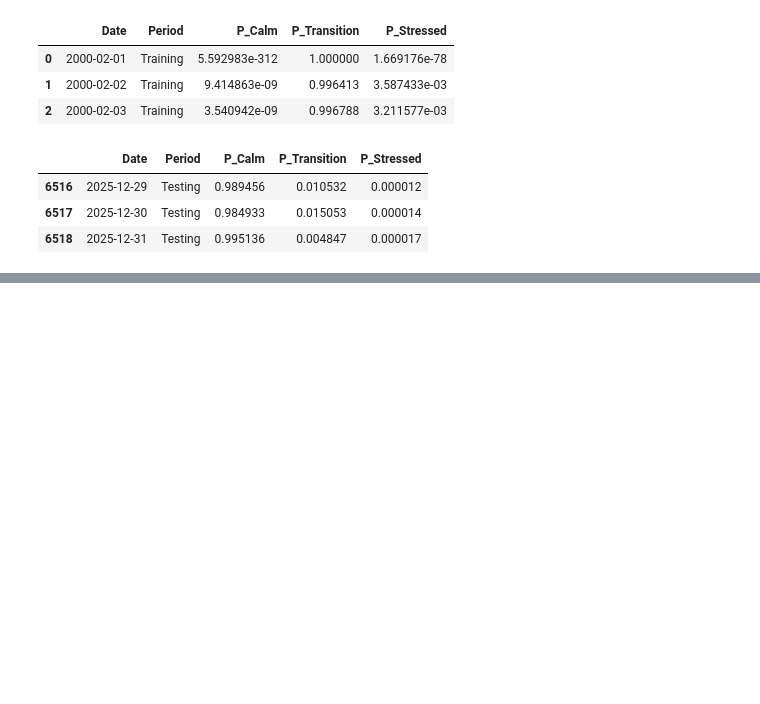
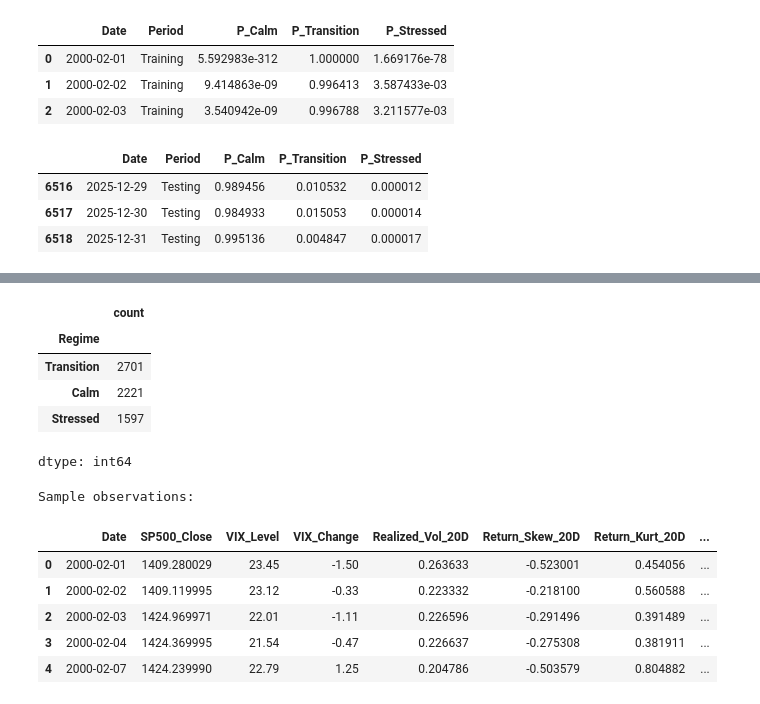
Before and after one commit to LR-Lemon/Milestone-II, a Jupyter notebook: notebooks/01_model_b_market_regimes.ipynb, the cells around one changed output, grey strips where cells are left out. Drawn from its saved outputs; the diff is of its cells as text; code cells hidden in the pictures; blank space fills up the shorter version.

```diff
--- a/notebooks/01_model_b_market_regimes.ipynb
+++ b/notebooks/01_model_b_market_regimes.ipynb
@@ -9505,0 +9522,62 @@ Sample observations:
+# %%
+
+# --------------------------------------------------
+# 9.4 — Step 1: Market Features and Regime Assignments
+# --------------------------------------------------
+
+market_columns = [
+    "Date",
+    "SP500_Close",
+    "VIX_Level",
+    "VIX_Change",
+    "Realized_Vol_20D",
+    "Return_Skew_20D",
+    "Return_Kurt_20D"
+]
+
+# Combine training and testing regime assignments
+regime_assignments_df = pd.concat(
+    [
+        df_train_regimes[["Date", "State_ID", "Regime"]],
+        df_test_regimes[["Date", "State_ID", "Regime"]]
+    ],
+    ignore_index=True
+)
+
+regime_assignments_df = (
+    regime_assignments_df
+    .rename(columns={"State_ID": "HMM_State"})
+    .sort_values("Date")
+    .reset_index(drop=True)
+)
+
+# Combine with the original market variables
+model_b_full_output_df = (
+    df[market_columns]
+    .merge(
+        regime_assignments_df,
+        on="Date",
+        how="inner",
+        validate="one_to_one"
+    )
+    .sort_values("Date")
+    .reset_index(drop=True)
+)
+
+# Validate initial dataset
+assert model_b_full_output_df.shape == (6519, 9)
+assert model_b_full_output_df["Date"].is_unique
+assert model_b_full_output_df["Date"].is_monotonic_increasing
+assert not model_b_full_output_df.isna().any().any()
+
+print("Model B — Initial Full Output")
+print("Shape:", model_b_full_output_df.shape)
+print("\nColumns:")
+print(model_b_full_output_df.columns.tolist())
+
+print("\nRegime Distribution:")
+display(model_b_full_output_df["Regime"].value_counts())
+
+print("\nSample observations:")
+display(model_b_full_output_df.head())
+# %% [output]
@@ -9505,0 +9591,13 @@ Sample observations:
+|  | count |
+| Regime |  |
+| Transition | 2701 |
+| Calm | 2221 |
+| Stressed | 1597 |
+dtype: int64
+Sample observations:
+|  | Date | SP500_Close | VIX_Level | VIX_Change | Realized_Vol_20D | Return_Skew_20D | Return_Kurt_20D | ... |
+| 0 | 2000-02-01 | 1409.280029 | 23.45 | -1.50 | 0.263633 | -0.523001 | 0.454056 | ... |
+| 1 | 2000-02-02 | 1409.119995 | 23.12 | -0.33 | 0.223332 | -0.218100 | 0.560588 | ... |
+| 2 | 2000-02-03 | 1424.969971 | 22.01 | -1.11 | 0.226596 | -0.291496 | 0.391489 | ... |
+| 3 | 2000-02-04 | 1424.369995 | 21.54 | -0.47 | 0.226637 | -0.275308 | 0.381911 | ... |
+| 4 | 2000-02-07 | 1424.239990 | 22.79 | 1.25 | 0.204786 | -0.503579 | 0.804882 | ... |
```
Also changed, not shown: parts of 23 cells of this notebook.
